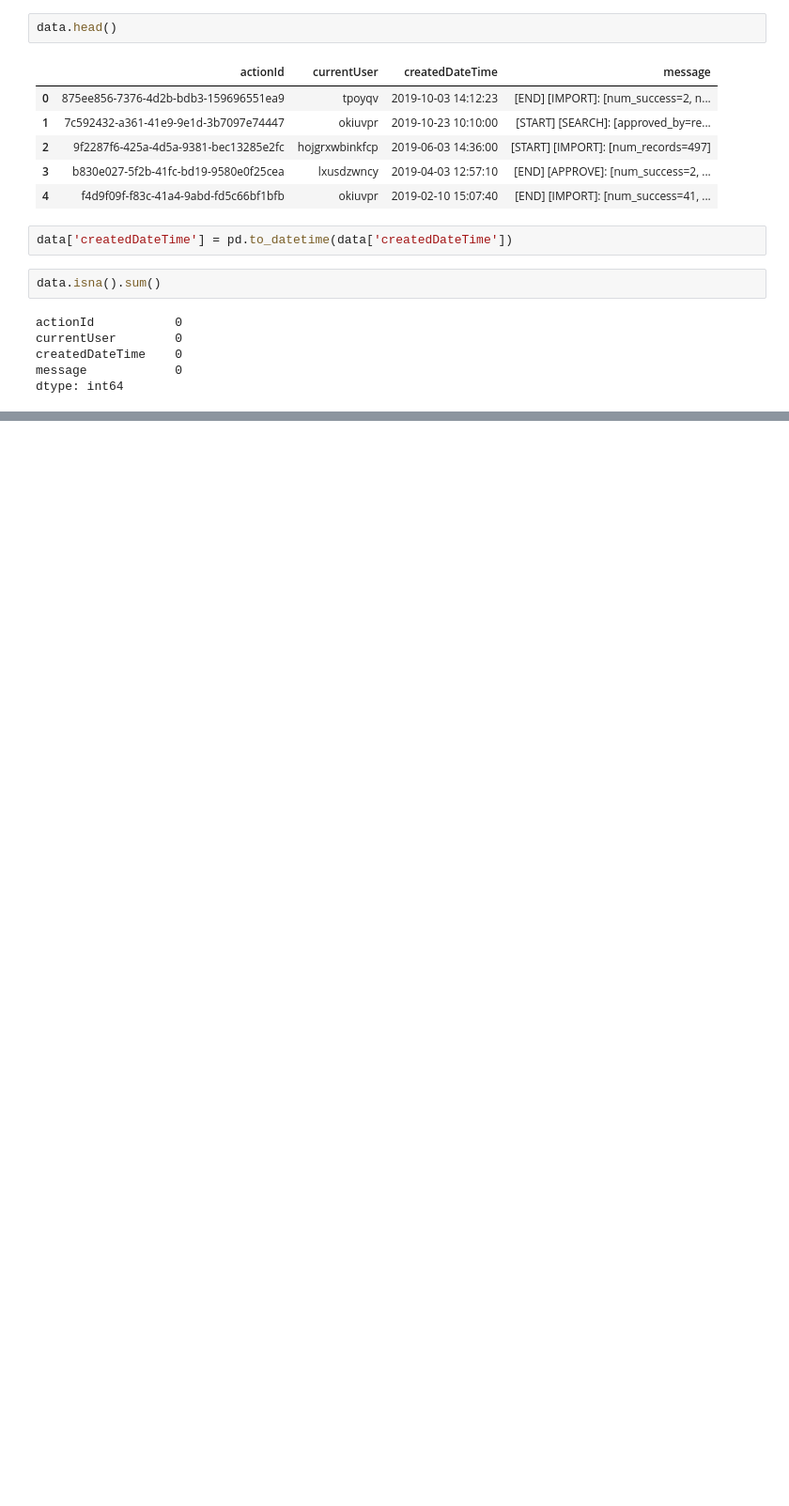
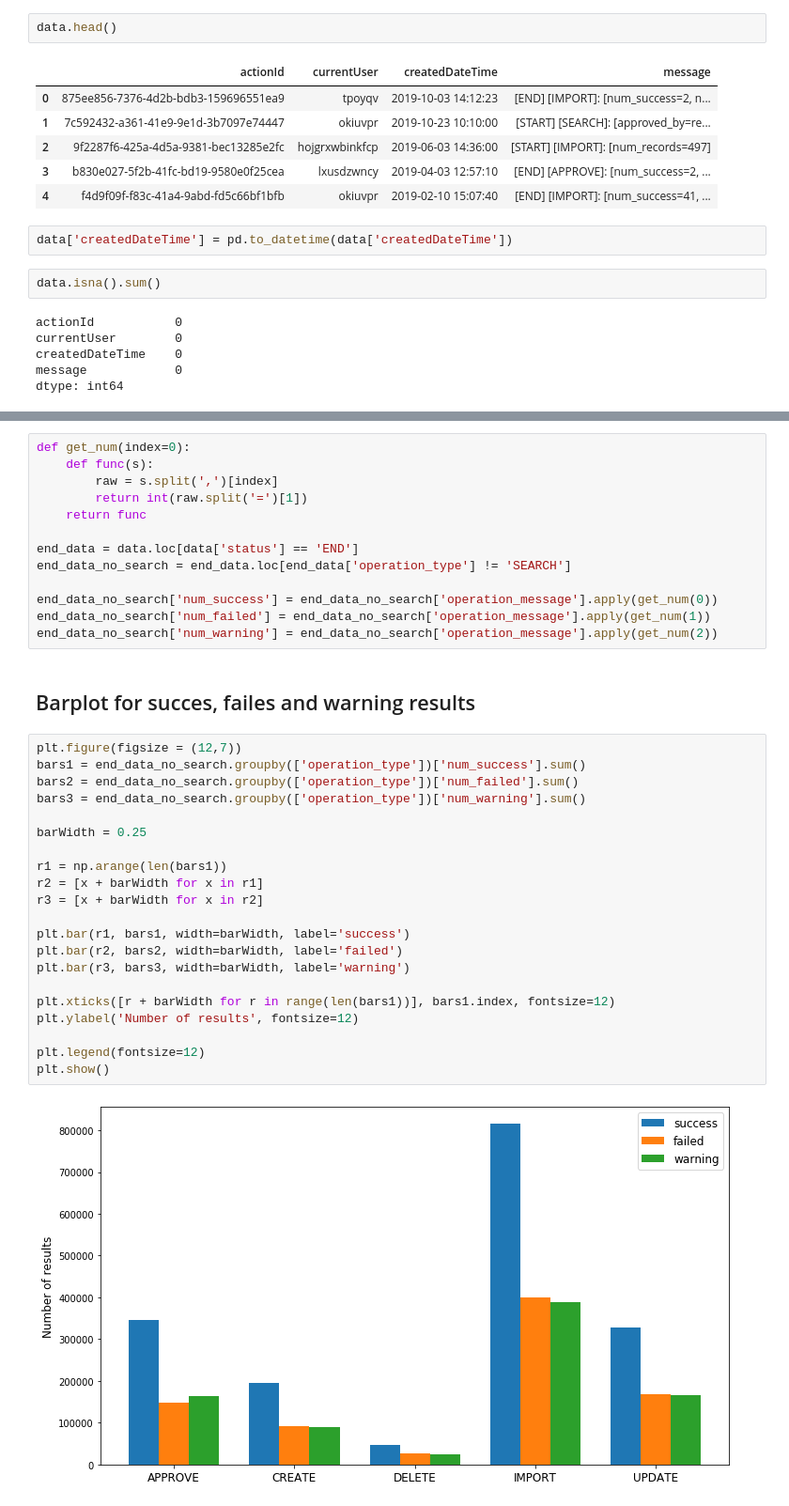
Before and after one commit to sergey-byk0v/TLC_trip_data, a Jupyter notebook: hw9/task.ipynb, the cells around one changed output, grey strips where cells are left out. Shown at 94% size. Cells and saved outputs as stored; diff of their text form; blank space fills up the shorter version.

```diff
--- a/hw9/task.ipynb
+++ b/hw9/task.ipynb
@@ -47,0 +150,38 @@ Name: status, Length: 18995, dtype: object
+# %%
+def get_num(index=0):
+    def func(s):
+        raw = s.split(',')[index]
+        return int(raw.split('=')[1])
+    return func
+
+end_data = data.loc[data['status'] == 'END']
+end_data_no_search = end_data.loc[end_data['operation_type'] != 'SEARCH']
+
+end_data_no_search['num_success'] = end_data_no_search['operation_message'].apply(get_num(0))
+end_data_no_search['num_failed'] = end_data_no_search['operation_message'].apply(get_num(1))
+end_data_no_search['num_warning'] = end_data_no_search['operation_message'].apply(get_num(2))
+# %% [markdown]
+## Barplot for succes, failes and warning results
+# %%
+plt.figure(figsize = (12,7))
+bars1 = end_data_no_search.groupby(['operation_type'])['num_success'].sum()
+bars2 = end_data_no_search.groupby(['operation_type'])['num_failed'].sum()
+bars3 = end_data_no_search.groupby(['operation_type'])['num_warning'].sum()
+
+barWidth = 0.25
+
+r1 = np.arange(len(bars1))
+r2 = [x + barWidth for x in r1]
+r3 = [x + barWidth for x in r2]
+
+plt.bar(r1, bars1, width=barWidth, label='success')
+plt.bar(r2, bars2, width=barWidth, label='failed')
+plt.bar(r3, bars3, width=barWidth, label='warning')
+
+plt.xticks([r + barWidth for r in range(len(bars1))], bars1.index, fontsize=12)
+plt.ylabel('Number of results', fontsize=12)
+
+plt.legend(fontsize=12)
+plt.show()
+# %% [output]
+[figure, added]
```
Also changed, not shown: parts of 18 cells of this notebook.
